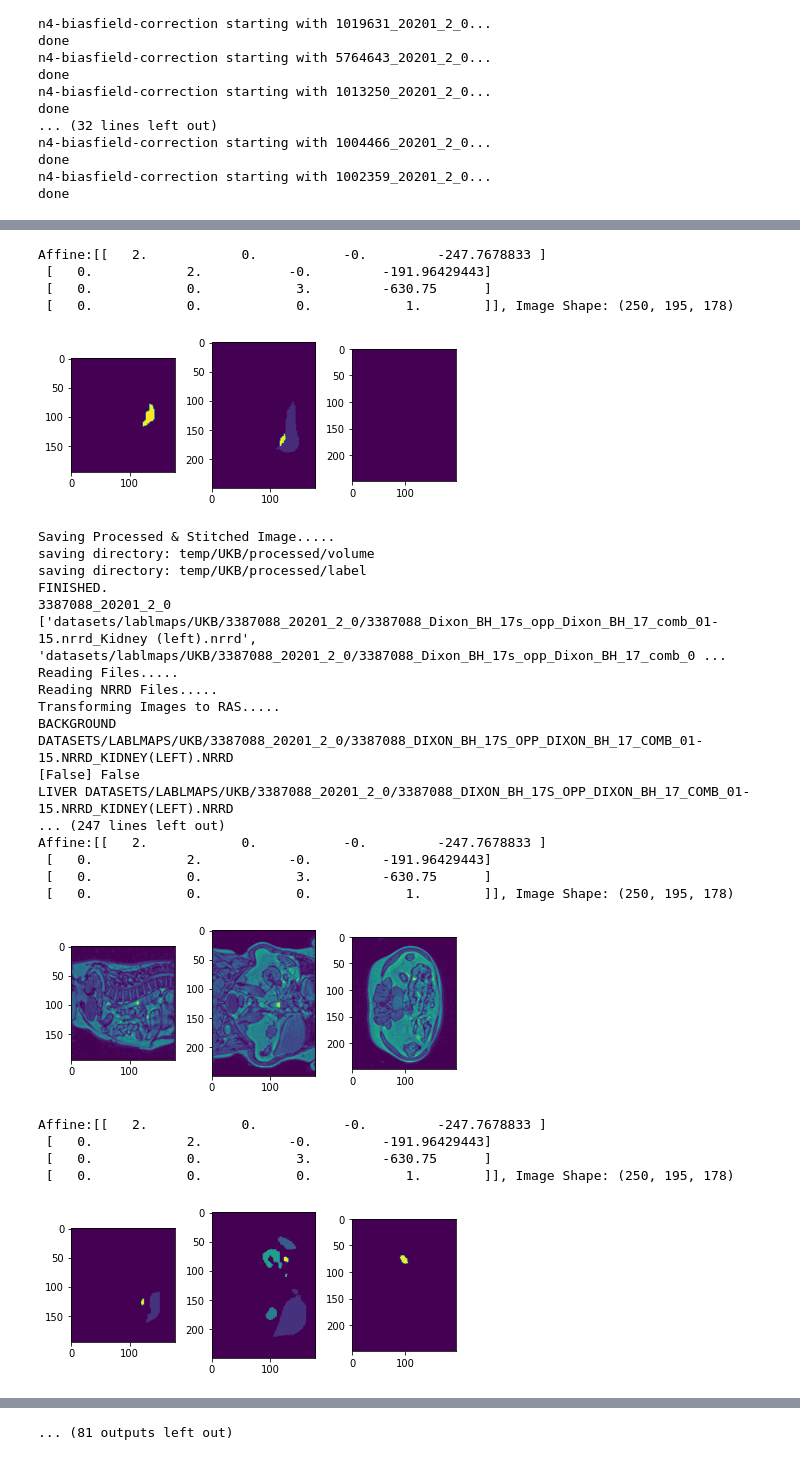
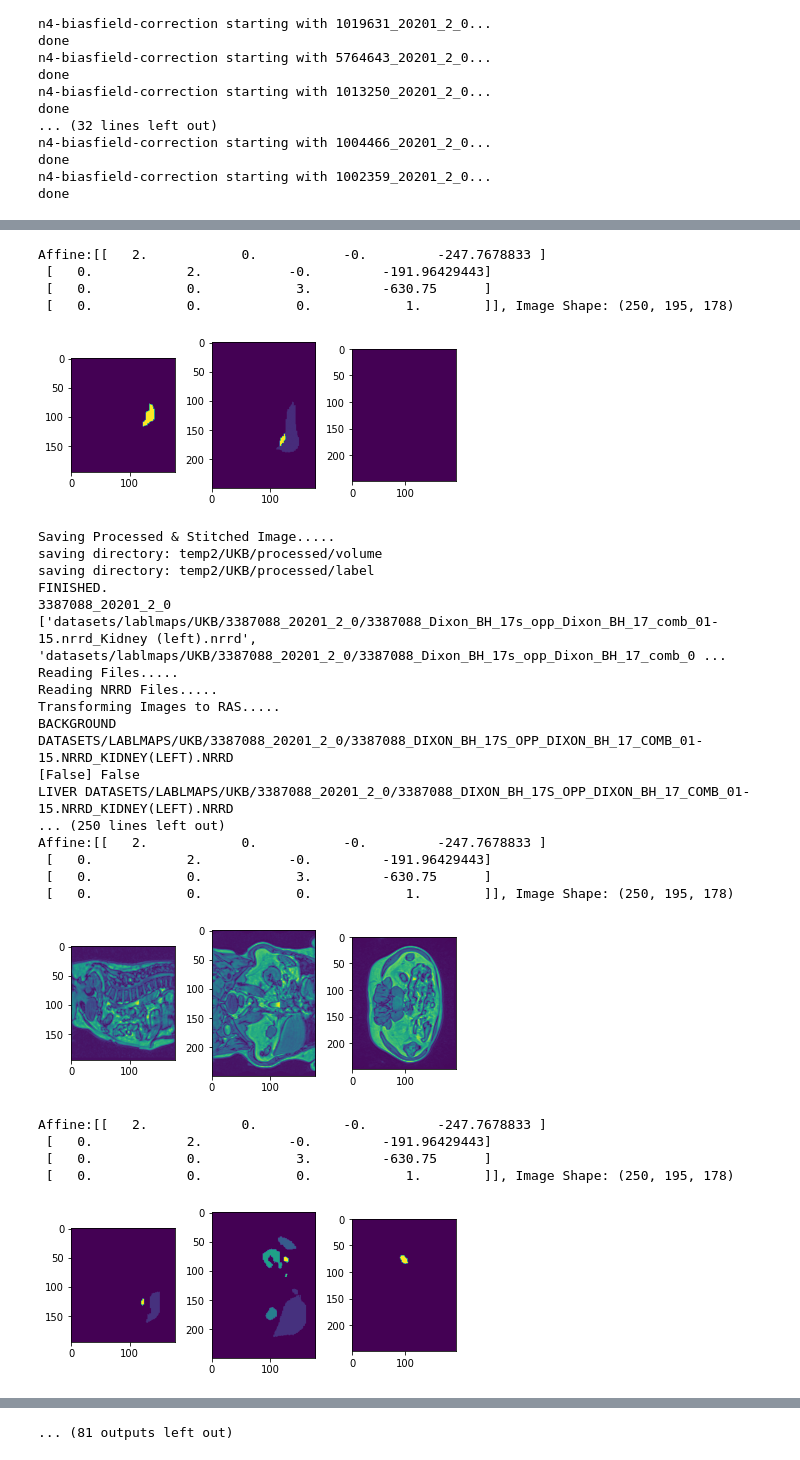
Before and after one commit to ai-med/AbdomenNet, a Jupyter notebook: quickNAT_pytorch/create_datasets/3-final_ukb_process.ipynb, the cells around one changed output, grey strips where cells are left out. Drawn from its saved outputs; the diff is of its cells as text; code cells hidden in the pictures.

```diff
--- a/quickNAT_pytorch/create_datasets/3-final_ukb_process.ipynb
+++ b/quickNAT_pytorch/create_datasets/3-final_ukb_process.ipynb
@@ -292,8 +296,6 @@ for vol in file_paths.keys():
     else:
         volume, s_label = ukb_vol_label_fix(volume, s_label)
 
-    volume = hist_match(volume)
-
     print('Viewing Stitched Images.....')
     volume_3_view_viewer(get_volume_data(volume))
     volume_3_view_viewer(get_volume_data(s_label))
@@ -324,26 +326,26 @@ Affine:[[   2.            0.           -0.         -247.7678833 ]
 Affine:[[   2.            0.           -0.         -247.7678833 ]
  [   0.            2.           -0.         -191.96429443]
  [   0.            0.            3.         -630.75      ]
  [   0.            0.            0.            1.        ]], Image Shape: (250, 195, 178)
 [figure]
 Saving Processed & Stitched Image.....
-saving directory: temp/UKB/processed/volume
-saving directory: temp/UKB/processed/label
+saving directory: temp2/UKB/processed/volume
+saving directory: temp2/UKB/processed/label
 FINISHED.
 3387088_20201_2_0
 ['datasets/lablmaps/UKB/3387088_20201_2_0/3387088_Dixon_BH_17s_opp_Dixon_BH_17_comb_01-15.nrrd_Kidney (left).nrrd', 'datasets/lablmaps/UKB/3387088_20201_2_0/3387088_Dixon_BH_17s_opp_Dixon_BH_17_comb_0 ...
 Reading Files.....
 Reading NRRD Files.....
 Transforming Images to RAS.....
 BACKGROUND DATASETS/LABLMAPS/UKB/3387088_20201_2_0/3387088_DIXON_BH_17S_OPP_DIXON_BH_17_COMB_01-15.NRRD_KIDNEY(LEFT).NRRD
 [False] False
 LIVER DATASETS/LABLMAPS/UKB/3387088_20201_2_0/3387088_DIXON_BH_17S_OPP_DIXON_BH_17_COMB_01-15.NRRD_KIDNEY(LEFT).NRRD
-... (247 lines left out)
+... (250 lines left out)
 Affine:[[   2.            0.           -0.         -247.7678833 ]
  [   0.            2.           -0.         -191.96429443]
  [   0.            0.            3.         -630.75      ]
  [   0.            0.            0.            1.        ]], Image Shape: (250, 195, 178)
-[figure, old version]
+[figure, new version]
 Affine:[[   2.            0.           -0.         -247.7678833 ]
  [   0.            2.           -0.         -191.96429443]
  [   0.            0.            3.         -630.75      ]
```
Also changed, not shown: parts of 5 cells of this notebook, 10 other files.
